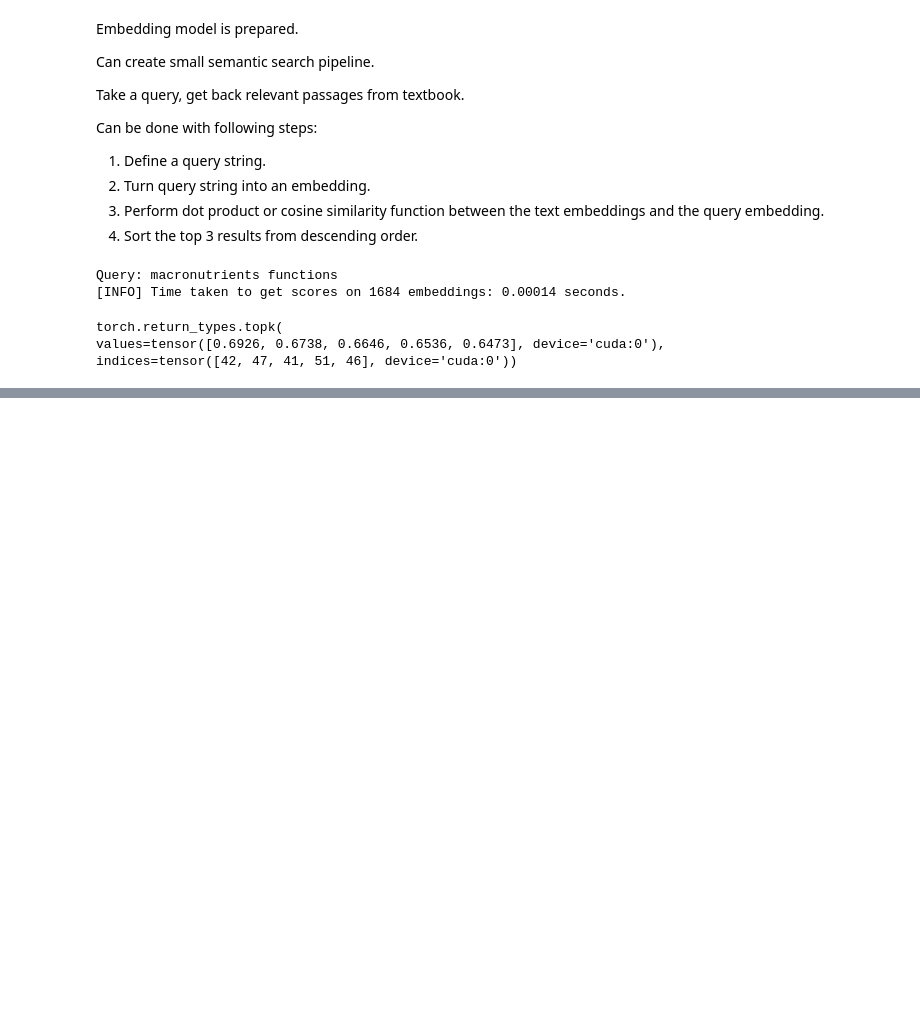
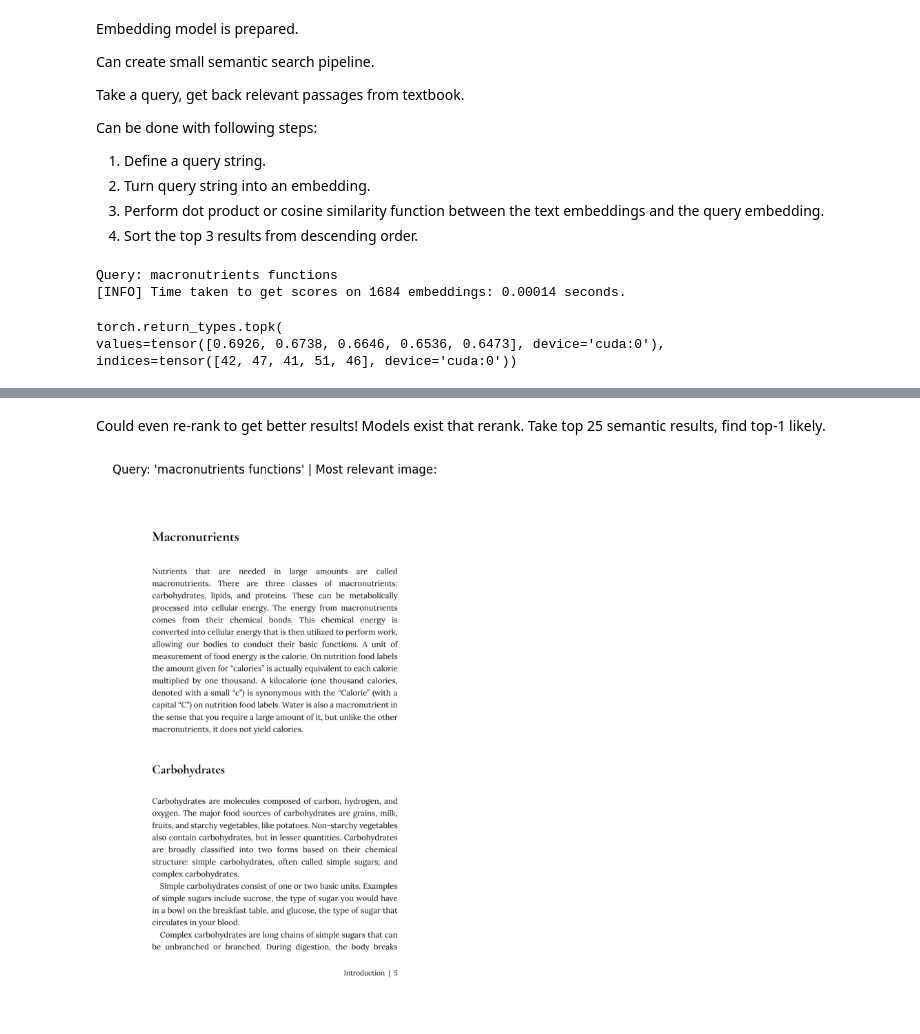
Before and after one commit to ariane-sarni/local-rag, a Jupyter notebook: 00-simple-local-rag-video.ipynb, the cells around one changed output, grey strips where cells are left out. Cells and saved outputs as stored; diff of their text form; code cells hidden in the pictures; blank space fills up the shorter version.

```diff
--- a/00-simple-local-rag-video.ipynb
+++ b/00-simple-local-rag-video.ipynb
@@ -741,0 +824,30 @@ indices=tensor([42, 47, 41, 51, 46], device='cuda:0'))
+# %% [markdown]
+Could even re-rank to get better results! Models exist that rerank. Take top 25 semantic results, find top-1 likely.
+# %%
+# Heres how we can check our results. Surface the page of text related to our query.
+import fitz
+
+pdf_path = "human-nutrition-text.pdf"
+
+doc = fitz.open(pdf_path)
+page = doc.load_page(5+41) # Starts at 41+ on this book.
+
+img = page.get_pixmap(dpi=300)
+
+# Save image (optional)
+img.save("output_filename.png")
+doc.close()
+
+img_array = np.frombuffer(img.samples_mv,
+                          dtype=np.uint8).reshape((img.h, img.w, img.n))
+
+img_array
+
+import matplotlib.pyplot as plt
+plt.figure(figsize=(13, 10))
+plt.imshow(img_array)
+plt.title(f"Query: '{query}' | Most relevant image:")
+plt.axis("off")
+plt.show()
+# %% [output]
+[figure, added]
```
Also changed, not shown: parts of 10 cells of this notebook, 1 other file.
